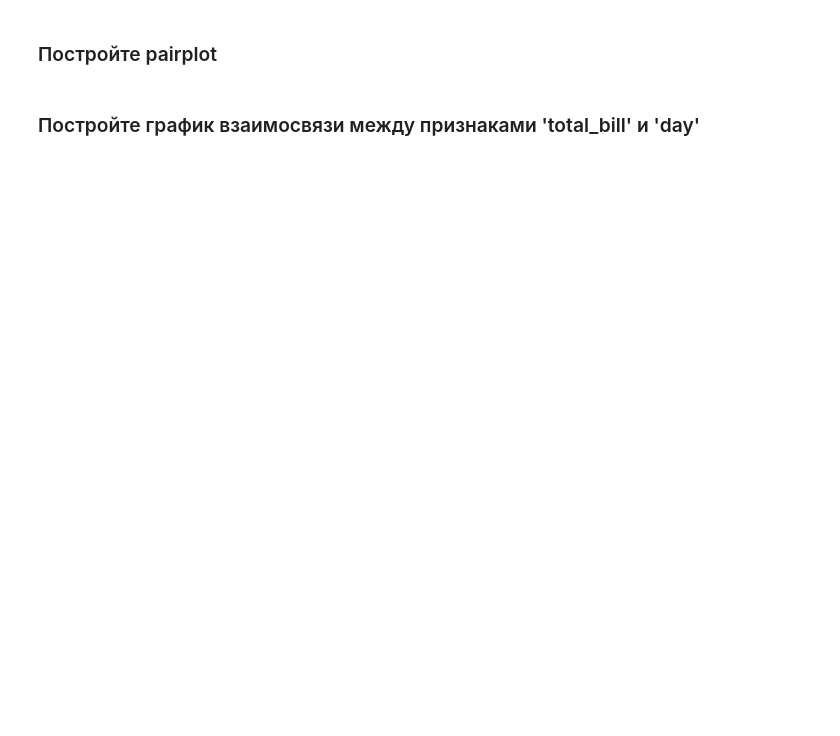
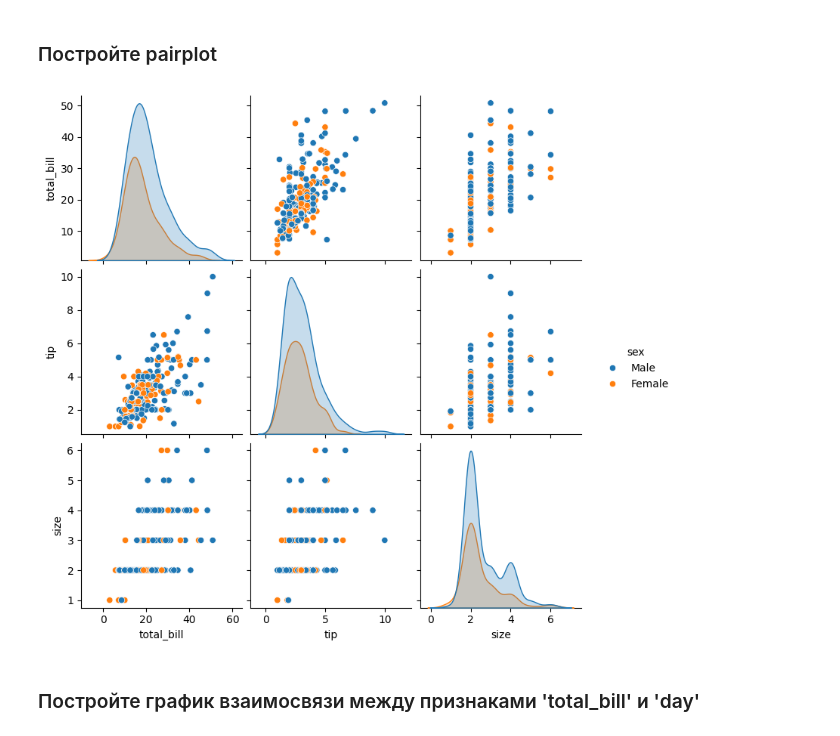
Before and after one commit to juojuk/ML-Basic, a Jupyter notebook: homework_07.ipynb, the cells around one changed output. Drawn from its saved outputs; the diff is of its cells as text; code cells hidden in the pictures; blank space fills up the shorter version.

```diff
--- a/homework_07.ipynb
+++ b/homework_07.ipynb
@@ -205,5 +280,8 @@ print(f"Среднее значение: {mean}\nСтандартное откл
 ### Постройте pairplot
 # %%
 # ВАШ КОД ЗДЕСЬ
+sns.pairplot(df, hue='sex');
+# %% [output]
+[figure, added]
 # %% [markdown]
 ### Постройте график взаимосвязи между признаками 'total_bill' и 'day'
```
Also changed, not shown: parts of 27 cells of this notebook.
